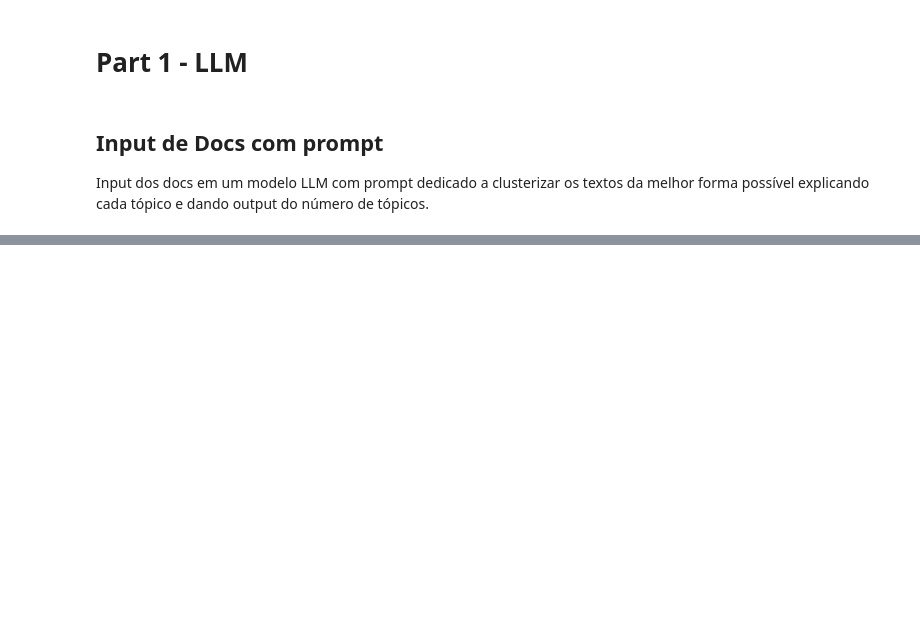
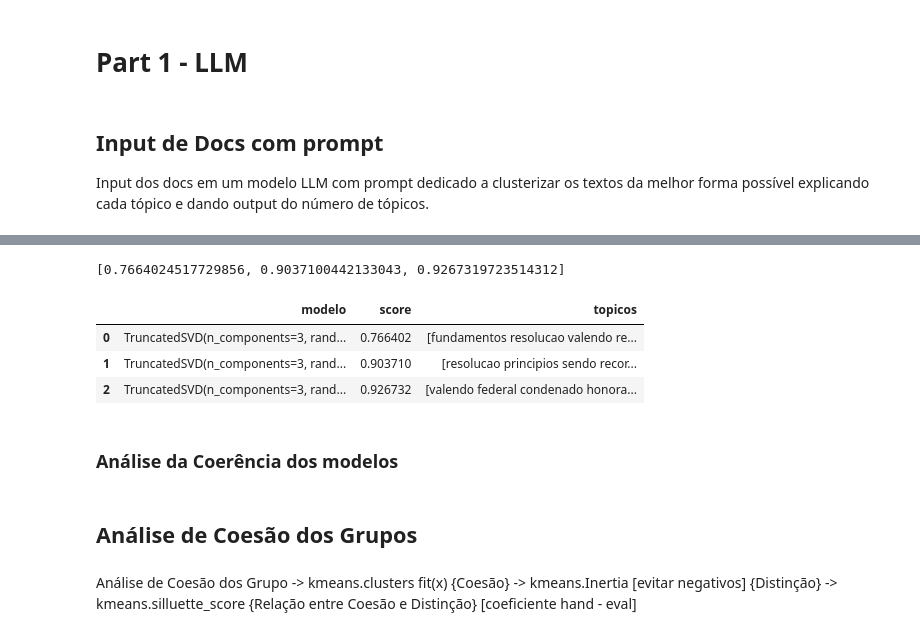
Before and after one commit to Etore-BeS/LDA_Test, a Jupyter notebook: LDA_Basic.ipynb, the cells around one changed output, grey strips where cells are left out. Saved outputs shown, nothing was run; the diff lists cells and outputs as text; code cells hidden in the pictures; blank space fills up the shorter version.

```diff
--- a/LDA_Basic.ipynb
+++ b/LDA_Basic.ipynb
@@ -340,0 +392,35 @@ Tópico 5:
+# %%
+# Calcular o Coherence Score
+def calcular_coerencia_lsa(top_palavras, corpus_preprocessado, dictionary):
+    """
+    Calcula o Coherence Score para os tópicos gerados pelo LSA.
+    """
+    coherence_model = CoherenceModel(
+        topics=[[word for word in topic if word in dictionary.token2id]
+                for topic in top_palavras],
+        texts=corpus_preprocessado,
+        dictionary=dictionary,
+        coherence='c_v'
+    )
+    coherence_score = coherence_model.get_coherence()
+    return coherence_score
+# %%
+lsa_scores = [calcular_coerencia_lsa(top_palavras_lsa[i], processed_docs[i], Dictionary(processed_docs[i])) for i in range(len(top_palavras_lsa))]
+# %%
+lsa_scores
+# %% [output]
+[0.7664024517729856, 0.9037100442133043, 0.9267319723514312]
+# %%
+lsa_topics = [[f"{' '.join(top_palavras_lsa[i][j])}" for j in range(3)] for i in range(len(top_palavras_lsa))]
+# %%
+lsa_whole = [{'modelo': lsa_models[i], 'score': lsa_scores[i], 'topicos': lsa_topics[i]} for i in range(len(lsa_topics))]
+# %%
+df_lsa = pd.DataFrame(lsa_whole)
+df_lsa
+# %% [output]
+|  | modelo | score | topicos |
+| 0 | TruncatedSVD(n_components=3, rand... | 0.766402 | [fundamentos resolucao valendo re... |
+| 1 | TruncatedSVD(n_components=3, rand... | 0.903710 | [resolucao principios sendo recor... |
+| 2 | TruncatedSVD(n_components=3, rand... | 0.926732 | [valendo federal condenado honora... |
+# %% [markdown]
+### Análise da Coerência dos modelos
@@ -340,0 +439,4 @@ Tópico 5:
+# %% [markdown]
+## Análise de Coesão dos Grupos
+# %% [markdown]
+Análise de Coesão dos Grupo -> kmeans.clusters fit(x) {Coesão} -> kmeans.Inertia [evitar negativos] {Distinção} -> kmeans.silluette_score {Relação entre Coesão e Distinção} [coeficiente hand - eval]
```
Also changed, not shown: parts of 77 cells of this notebook, 1 other file.
